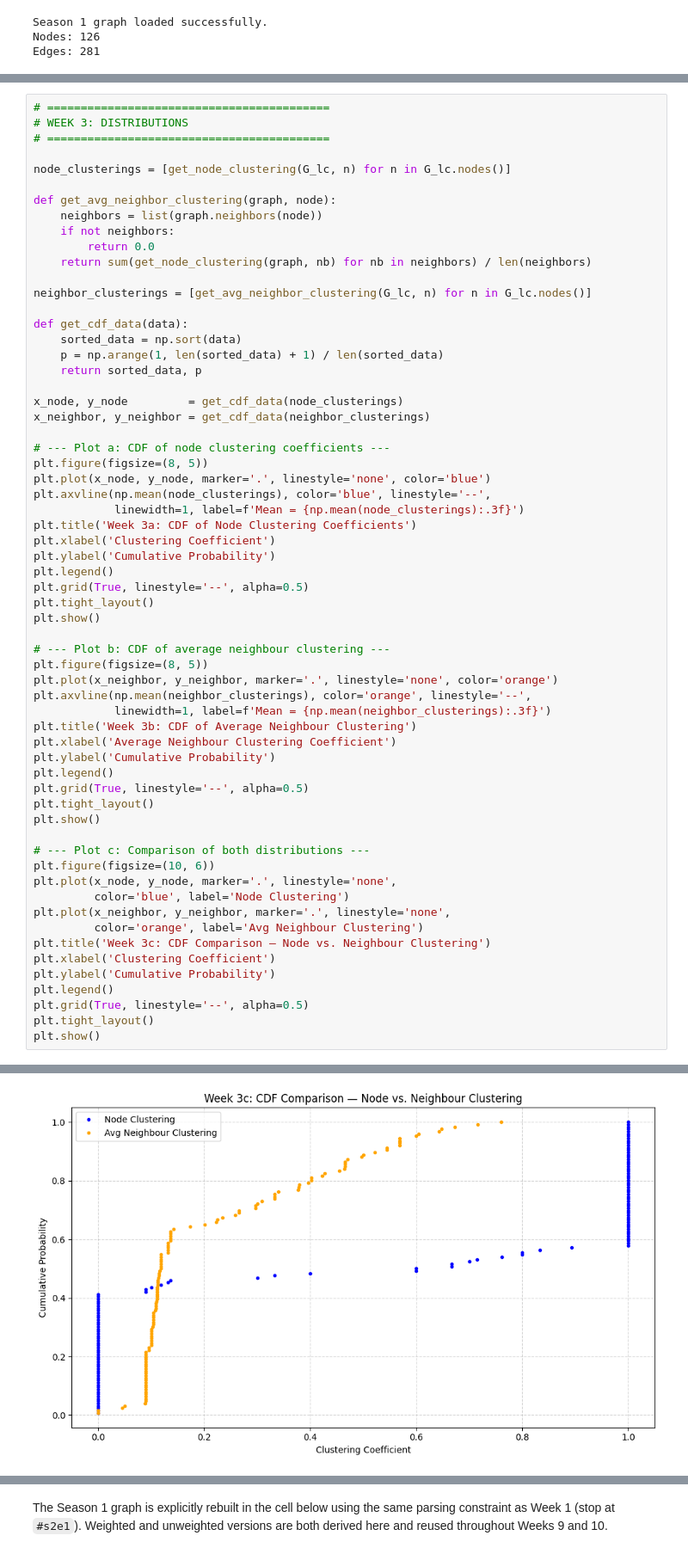
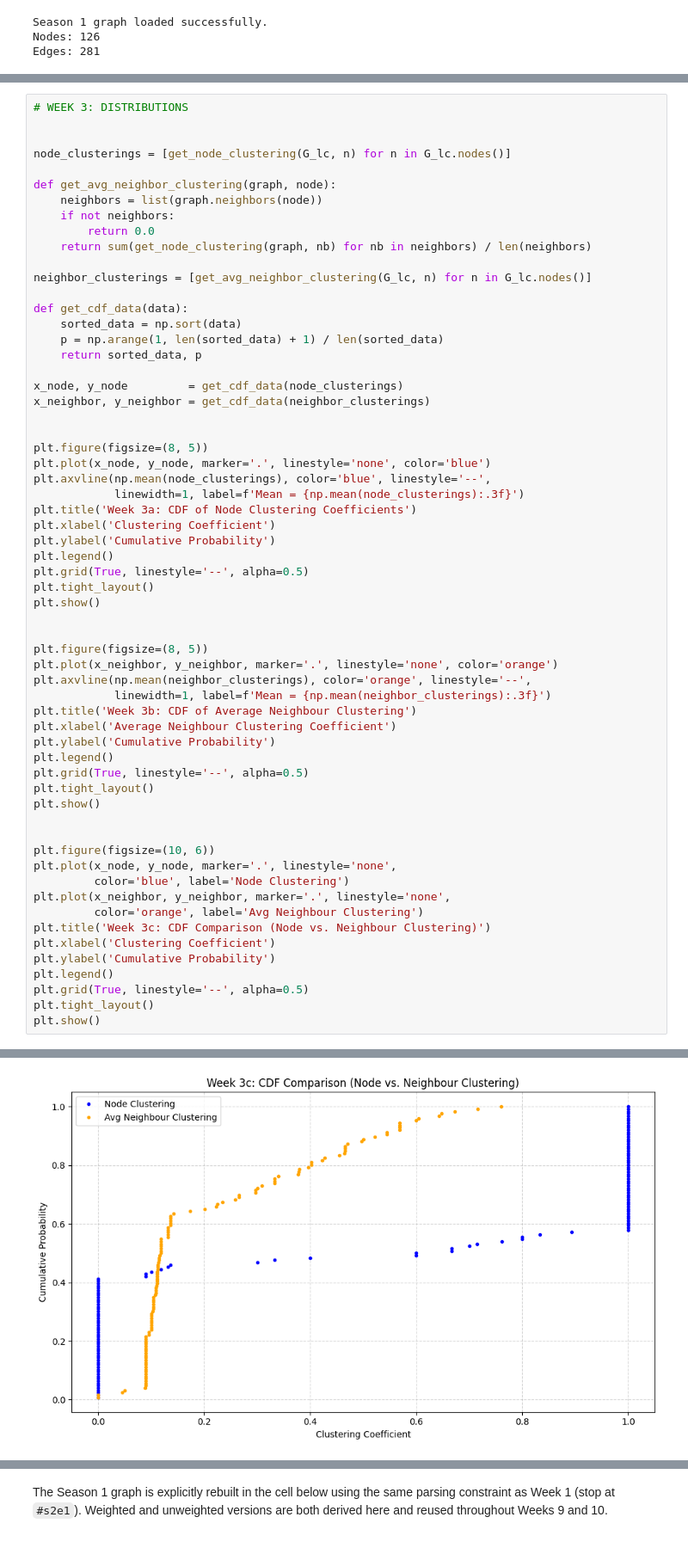
Before and after one commit to gugafiora/social-network-analysis-friends, a Jupyter notebook: socpro.ipynb, the cells around one changed output, grey strips where cells are left out. Shown at 86% size. Cells and saved outputs as stored; diff of their text form.

```diff
--- a/socpro.ipynb
+++ b/socpro.ipynb
@@ -318,7 +304,6 @@ Both distributions are plotted as empirical CDFs, which show the full shape of e
 # %%
-# ==========================================
 # WEEK 3: DISTRIBUTIONS
-# ==========================================
+
 
 node_clusterings = [get_node_clustering(G_lc, n) for n in G_lc.nodes()]
 
@@ -338,7 +323,7 @@ def get_cdf_data(data):
 x_node, y_node         = get_cdf_data(node_clusterings)
 x_neighbor, y_neighbor = get_cdf_data(neighbor_clusterings)
 
-# --- Plot a: CDF of node clustering coefficients ---
+
 plt.figure(figsize=(8, 5))
 plt.plot(x_node, y_node, marker='.', linestyle='none', color='blue')
 plt.axvline(np.mean(node_clusterings), color='blue', linestyle='--',
@@ -350,37 +335,37 @@ plt.legend()
 plt.grid(True, linestyle='--', alpha=0.5)
 plt.tight_layout()
 plt.show()
 
-# --- Plot b: CDF of average neighbour clustering ---
+
 plt.figure(figsize=(8, 5))
 plt.plot(x_neighbor, y_neighbor, marker='.', linestyle='none', color='orange')
 plt.axvline(np.mean(neighbor_clusterings), color='orange', linestyle='--',
             linewidth=1, label=f'Mean = {np.mean(neighbor_clusterings):.3f}')
 plt.title('Week 3b: CDF of Average Neighbour Clustering')
 plt.xlabel('Average Neighbour Clustering Coefficient')
 plt.ylabel('Cumulative Probability')
 plt.legend()
 plt.grid(True, linestyle='--', alpha=0.5)
 plt.tight_layout()
 plt.show()
 
-# --- Plot c: Comparison of both distributions ---
+
 plt.figure(figsize=(10, 6))
 plt.plot(x_node, y_node, marker='.', linestyle='none',
          color='blue', label='Node Clustering')
 plt.plot(x_neighbor, y_neighbor, marker='.', linestyle='none',
          color='orange', label='Avg Neighbour Clustering')
-plt.title('Week 3c: CDF Comparison — Node vs. Neighbour Clustering')
+plt.title('Week 3c: CDF Comparison (Node vs. Neighbour Clustering)')
 plt.xlabel('Clustering Coefficient')
 plt.ylabel('Cumulative Probability')
 plt.legend()
 plt.grid(True, linestyle='--', alpha=0.5)
 plt.tight_layout()
 plt.show()
 # %% [output]
 [figure]
 [figure]
-[figure, old version]
+[figure, new version]
 # %% [markdown]
 ---
 
```
Also changed, not shown: parts of 23 cells of this notebook, 1 other file.
